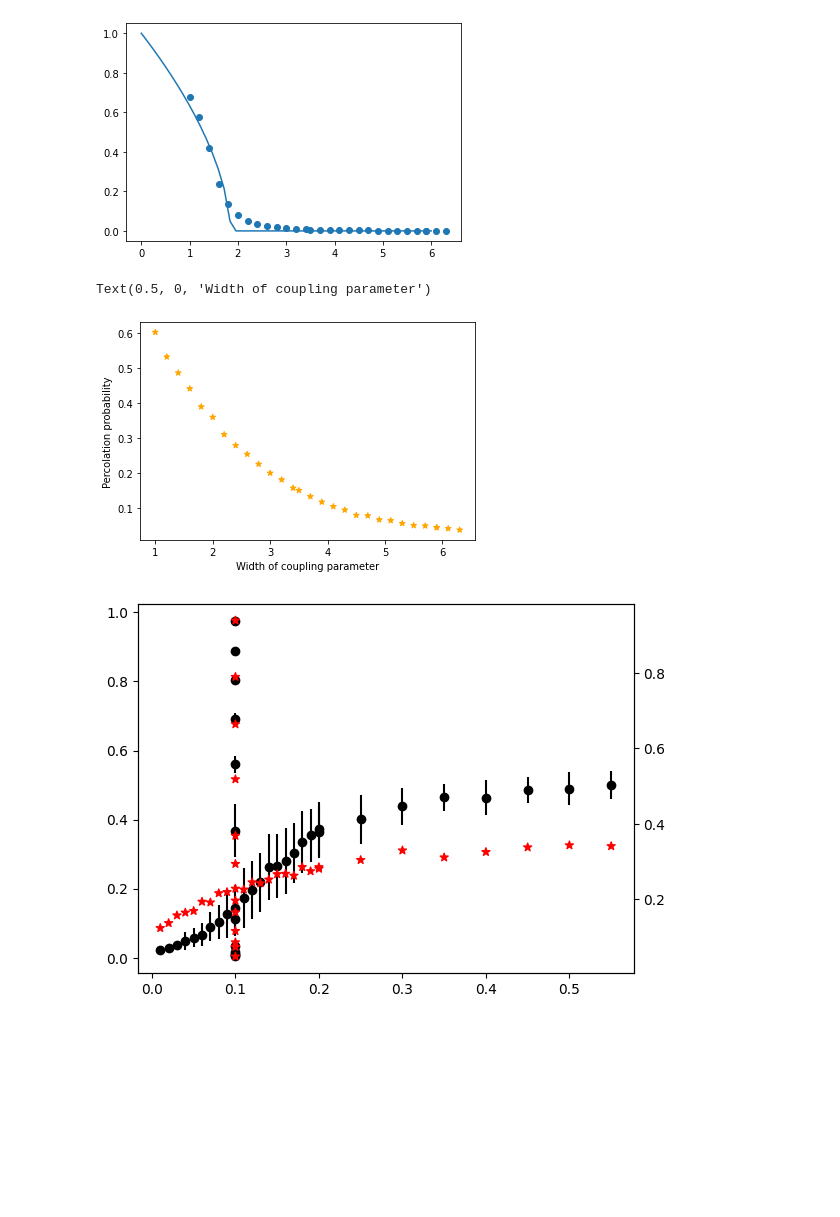
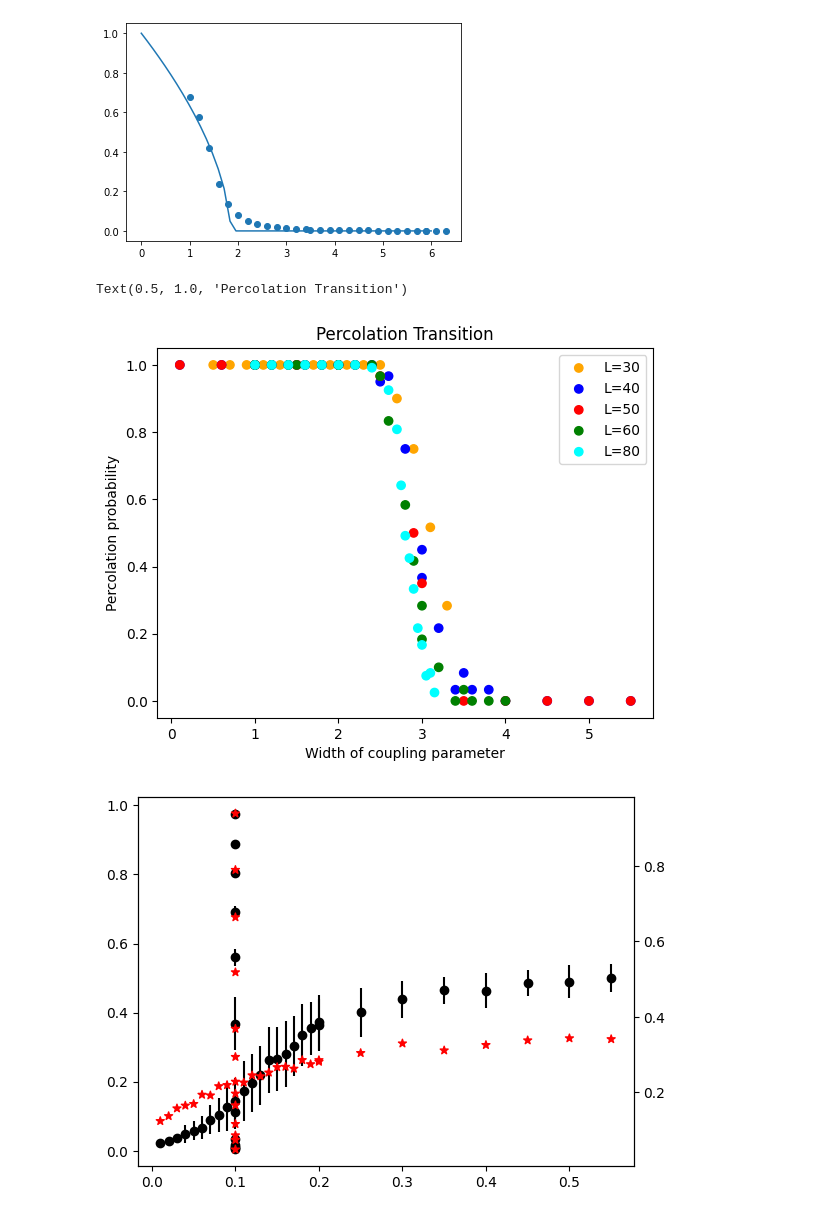
Before and after one commit to tsgaurav/Ising_RSRG, a Jupyter notebook: output/Distribution_Analysis.ipynb, the cells around one changed output. Cells and saved outputs as stored; diff of their text form; code cells hidden in the pictures; blank space fills up the shorter version.

Commit message:
Fixed percolation check function

```diff
--- a/output/Distribution_Analysis.ipynb
+++ b/output/Distribution_Analysis.ipynb
@@ -321,48 +317,53 @@ print(popt)
 [figure]
 # %%
 def check_percolation(clust_dict, L):
-    percolation_check = np.zeros(L, dtype=bool)
-    for x in range(L):
-        start_ind = index_map(x, 0, L)
-        end_index = index_map(x, L-1, L)
-        percolation_check[x] = (clust_dict[start_ind] == clust_dict[end_index])
-    return percolation_check.mean()
+    end_point = int(L/2)
+    for x1 in range(L):
+        for x2 in range(L):
+            start_ind = index_map(x1, 0, L)
+            end_index = index_map(x2, end_point, L)
+            if (clust_dict[start_ind] == clust_dict[end_index]):
+                return True
+    return False
 # %%
-w_vals = log_file['w'].tolist()
-p_perc_clust = []
-c_list = []
-#color_dict = {50:'blue', 60:'red', 40:'green'}
+for L in [30, 40, 50, 60, 80]:
+    fixed_length_slice = log_file[lambda df: (df['L'] == L) & (df['a']==0.1)]
+    ts_list = fixed_length_slice['ts'].tolist()
+    w_vals = fixed_length_slice['w'].tolist()
 
-for index, ts in enumerate(ts_list):
+    p_perc_clust = []
+    c_list = []
+    #color_dict = {50:'blue', 60:'red', 40:'green'}
 
-    with open("Ising_2D_clusters_"+str(ts)+".pkl", "rb") as fp:
-        clust_list_final = pickle.load(fp)
+    for index, ts in enumerate(ts_list):
 
-    #print(input_dict)
-    L = log_file['L'][index]
-    clust_dict_list, reverse_dict_list = [], []
-    perc_cluster = []
+        with open("Ising_2D_clusters_"+str(ts)+".pkl", "rb") as fp:
+            clust_list_final = pickle.load(fp)
 
-    for core_pair in clust_list_final:
-        clust_list_temp, reverse_list_temp = core_pair
-        clust_dict_list+=clust_list_temp
-        reverse_dict_list+=reverse_list_temp
+        #print(input_dict)
+        clust_dict_list, reverse_dict_list = [], []
+        perc_cluster = []
 
-    perc_prob_temp = np.array([check_percolation(clust, L) for clust in clust_dict_list])
+        for core_pair in clust_list_final:
+            clust_list_temp, reverse_list_temp = core_pair
+            clust_dict_list+=clust_list_temp
+            reverse_dict_list+=reverse_list_temp
 
-    p_perc_clust.append(perc_prob_temp.mean())
-    c_list.append(c_dict[L])
+        perc_prob_temp = np.array([check_percolation(clust, L) for clust in clust_dict_list])
+
+        p_perc_clust.append(perc_prob_temp.mean())
+        c_list.append(c_dict[L])
+
+    plt.scatter(w_vals, p_perc_clust, c=c_list, label="L="+str(L))
+
+
+plt.legend()
+plt.ylabel("Percolation probability")
+plt.xlabel("Width of coupling parameter")
+plt.title("Percolation Transition")
+# %% [output]
+Text(0.5, 1.0, 'Percolation Transition')
+[figure, added]
-# %%
-
-
-#np.savez("perc_prob_L60.npz", w_vals, p_perc_clust)
-
-plt.scatter(w_vals, p_perc_clust, c=c_list, marker='*')
-plt.ylabel("Percolation probability")
-plt.xlabel("Width of coupling parameter")
-# %% [output]
-Text(0.5, 0, 'Width of coupling parameter')
-[figure, removed]
 # %%
 L = 50
 fixed_length_slice = log_file[log_file['L']==L]
```
Also changed, not shown: parts of 6 cells of this notebook.
